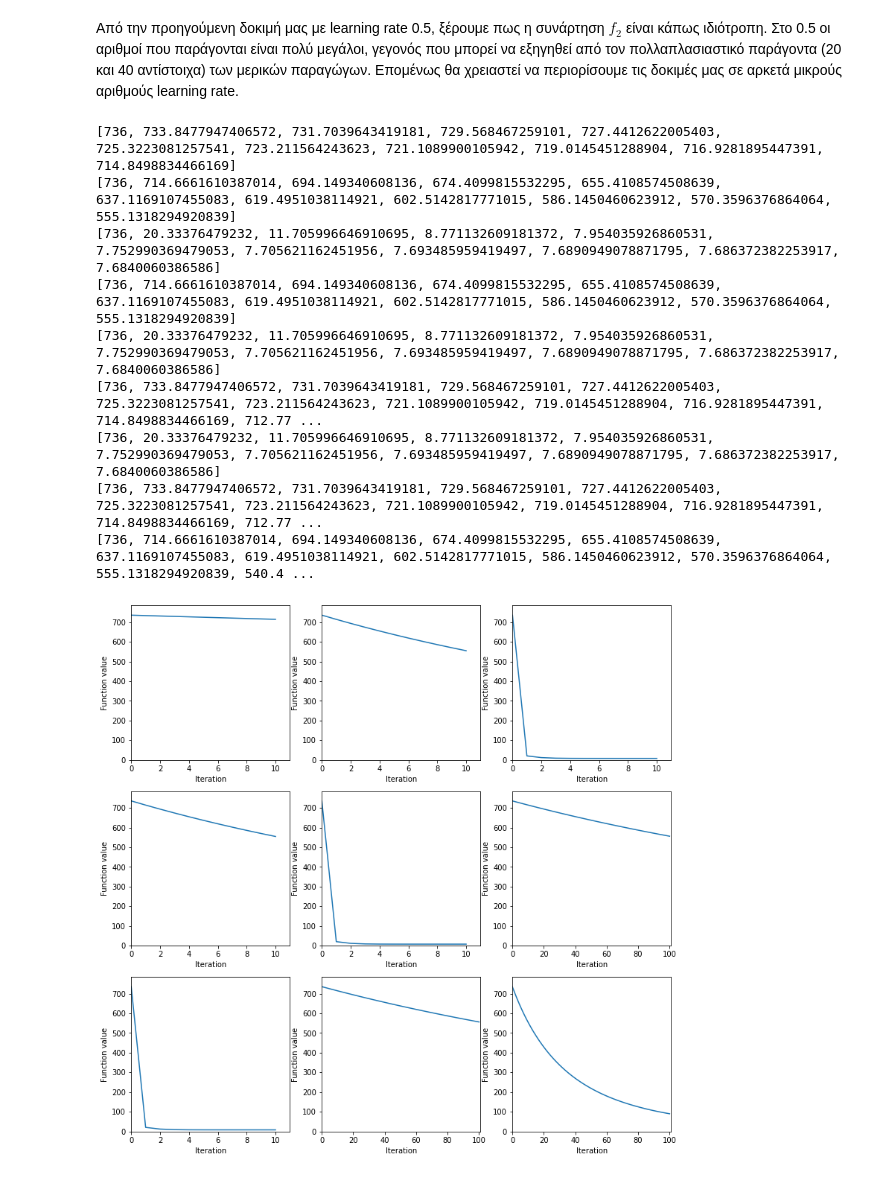
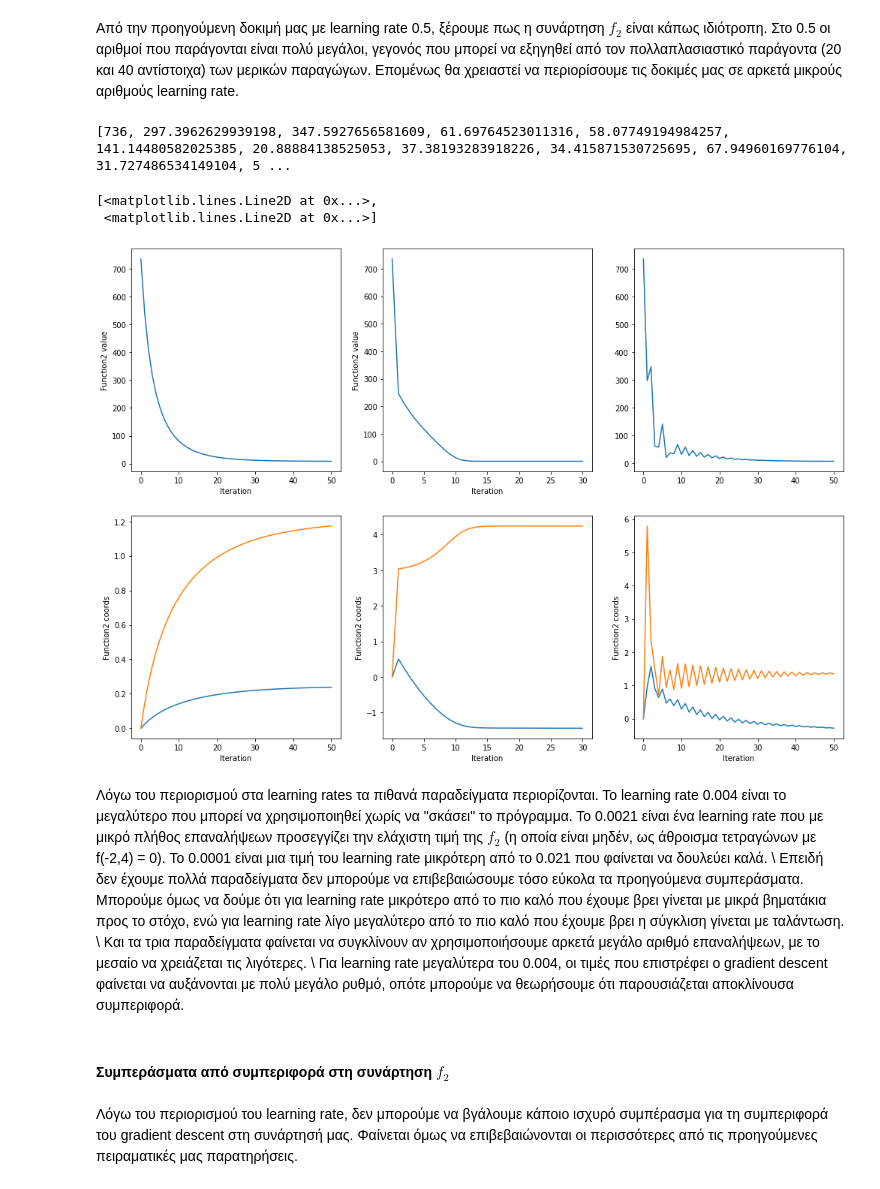
Before and after one commit to konstantinaRK/MachineLearning, a Jupyter notebook: Exercise1.ipynb, the cells around one changed output. Saved outputs shown, nothing was run; the diff lists cells and outputs as text; code cells hidden in the pictures.

```diff
--- a/Exercise1.ipynb
+++ b/Exercise1.ipynb
@@ -541,64 +518,45 @@ ax[1][2].plot(data3)
 # %% [markdown]
 Από την προηγούμενη δοκιμή μας με learning rate 0.5, ξέρουμε πως η συνάρτηση $f_2$ είναι κάπως ιδιότροπη. Στο 0.5 οι αριθμοί που παράγονται είναι πολύ μεγάλοι, γεγονός που μπορεί να εξηγηθεί από τον πολλαπλασιαστικό παράγοντα (20 και 40 αντίστοιχα) των μερικών παραγώγων. Επομένως θα χρειαστεί να περιορίσουμε τις δοκιμές μας σε αρκετά μικρούς αριθμούς learning rate.
 # %%
-data1 = gradient_descend(f2_grad, 200, [0,0], 0.000001)
-data2 = gradient_descend(f2_grad, 200, [0,0], 0.00001)
-data3 = gradient_descend(f2_grad, 50, [0,0], 0.0001)
+data1 = gradient_descent(f2_grad, 50, [0,0], 0.0001)
+data2 = gradient_descent(f2_grad, 30, [0,0], 0.0021)
+data3 = gradient_descent(f2_grad, 50, [0,0], 0.004)
 
 fig, ax = plt.subplots(2, 3,figsize=(17,12))
 ax[0][0].set_ylabel("Function2 value")
 ax[0][0].set_xlabel("Iteration")
 
 ax[0][1].set_ylabel("Function2 value")
 ax[0][1].set_xlabel("Iteration")
 
 ax[1][0].set_ylabel("Function2 coords")
 ax[1][0].set_xlabel("Iteration")
 
 ax[1][1].set_ylabel("Function2 coords")
 ax[1][1].set_xlabel("Iteration")
 
 ax[1][2].set_ylabel("Function2 coords")
 ax[1][2].set_xlabel("Iteration")
 
-print([f2(x) for x in data1])
+print([f2(x) for x in data3])
 
 ax[0][0].plot([f2(x) for x in data1])
 ax[1][0].plot(data1)
 ax[0][1].plot([f2(x) for x in data2])
 ax[1][1].plot(data2)
 ax[0][2].plot([f2(x) for x in data3])
 ax[1][2].plot(data3)
+# %% [output]
+[736, 297.3962629939198, 347.5927656581609, 61.69764523011316, 58.07749194984257, 141.14480582025385, 20.88884138525053, 37.38193283918226, 34.415871530725695, 67.94960169776104, 31.727486534149104, 5 ...
+[<matplotlib.lines.Line2D at 0x...>,
+ <matplotlib.lines.Line2D at 0x...>]
+[figure, added]
-# %%
-data = []
-data.append(gradient_descend(f2_grad, 10, [0,0], 0.000001))
-data.append(gradient_descend(f2_grad, 10, [0,0], 0.00001))
-data.append(gradient_descend(f2_grad, 10, [0,0], 0.001))
-data.append(gradient_descend(f2_grad, 100, [0,0], 0.000001))
-data.append(gradient_descend(f2_grad, 100, [0,0], 0.00001))
-data.append(gradient_descend(f2_grad, 100, [0,0], 0.001))
-data.append(gradient_descend(f2_grad, 1000, [0,0], 0.000001))
-data.append(gradient_descend(f2_grad, 1000, [0,0], 0.00001))
-data.append(gradient_descend(f2_grad, 1000, [0,0], 0.001))
-
-fig, ax = plt.subplots(3, 3,figsize=(13,13))
-
-for i in range(3):
-  for j in range(3):
-    ax[i][j].set_ylabel("Function value")
-    ax[i][j].set_xlabel("Iteration")
-    ax[i][j].set(xlim=(-0.01, len(data[i+j])), ylim = (-1, f2([0,0])+50))
-    ax[i][j].plot(range(0,len(data[i+j])), [f2(x) for x in data[i+j]])
-
-    print([f2(x) for x in data[i+j]])
-# %% [output]
-[736, 733.8477947406572, 731.7039643419181, 729.568467259101, 727.4412622005403, 725.3223081257541, 723.211564243623, 721.1089900105942, 719.0145451288904, 716.9281895447391, 714.8498834466169]
-[736, 714.6661610387014, 694.149340608136, 674.4099815532295, 655.4108574508639, 637.1169107455083, 619.4951038114921, 602.5142817771015, 586.1450460623912, 570.3596376864064, 555.1318294920839]
-[736, 20.33376479232, 11.705996646910695, 8.771132609181372, 7.954035926860531, 7.752990369479053, 7.705621162451956, 7.693485959419497, 7.6890949078871795, 7.686372382253917, 7.6840060386586]
-[736, 714.6661610387014, 694.149340608136, 674.4099815532295, 655.4108574508639, 637.1169107455083, 619.4951038114921, 602.5142817771015, 586.1450460623912, 570.3596376864064, 555.1318294920839]
-[736, 20.33376479232, 11.705996646910695, 8.771132609181372, 7.954035926860531, 7.752990369479053, 7.705621162451956, 7.693485959419497, 7.6890949078871795, 7.686372382253917, 7.6840060386586]
-[736, 733.8477947406572, 731.7039643419181, 729.568467259101, 727.4412622005403, 725.3223081257541, 723.211564243623, 721.1089900105942, 719.0145451288904, 716.9281895447391, 714.8498834466169, 712.77 ...
-[736, 20.33376479232, 11.705996646910695, 8.771132609181372, 7.954035926860531, 7.752990369479053, 7.705621162451956, 7.693485959419497, 7.6890949078871795, 7.686372382253917, 7.6840060386586]
-[736, 733.8477947406572, 731.7039643419181, 729.568467259101, 727.4412622005403, 725.3223081257541, 723.211564243623, 721.1089900105942, 719.0145451288904, 716.9281895447391, 714.8498834466169, 712.77 ...
-[736, 714.6661610387014, 694.149340608136, 674.4099815532295, 655.4108574508639, 637.1169107455083, 619.4951038114921, 602.5142817771015, 586.1450460623912, 570.3596376864064, 555.1318294920839, 540.4 ...
-[figure, removed]
+# %% [markdown]
+Λόγω του περιορισμού στα learning rates τα πιθανά παραδείγματα περιορίζονται. Το learning rate 0.004 είναι το μεγαλύτερο που μπορεί να χρησιμοποιηθεί χωρίς να "σκάσει" το πρόγραμμα. Το 0.0021 είναι ένα learning rate που με μικρό πλήθος επαναλήψεων προσεγγίζει την ελάχιστη τιμή της $f_2$ (η οποία είναι μηδέν, ως άθροισμα τετραγώνων με f(-2,4) = 0). Το 0.0001 είναι μια τιμή του learning rate μικρότερη από το 0.021 που φαίνεται να δουλεύει καλά. \\
+Επειδή δεν έχουμε πολλά παραδείγματα δεν μπορούμε να επιβεβαιώσουμε τόσο εύκολα τα προηγούμενα συμπεράσματα. Μπορούμε όμως να δούμε ότι για learning rate μικρότερο από το πιο καλό που έχουμε βρει γίνεται με μικρά βηματάκια προς το στόχο, ενώ για learning rate λίγο μεγαλύτερο από το πιο καλό που έχουμε βρει η σύγκλιση γίνεται με ταλάντωση. \\
+Και τα τρια παραδείγματα φαίνεται να συγκλίνουν αν χρησιμοποιήσουμε αρκετά μεγάλο αριθμό επαναλήψεων, με το μεσαίο να χρειάζεται τις λιγότερες. \\
+Για learning rate μεγαλύτερα του 0.004, οι τιμές που επιστρέφει ο gradient descent φαίνεται να αυξάνονται με πολύ μεγάλο ρυθμό, οπότε μπορούμε να θεωρήσουμε ότι παρουσιάζεται αποκλίνουσα συμπεριφορά.
+# %% [markdown]
+#### Συμπεράσματα από συμπεριφορά στη συνάρτηση $f_2$
+# %% [markdown]
+Λόγω του περιορισμού του learning rate, δεν μπορούμε να βγάλουμε κάποιο ισχυρό συμπέρασμα για τη συμπεριφορά του gradient descent στη συνάρτησή μας. Φαίνεται όμως να επιβεβαιώνονται οι περισσότερες από τις προηγούμενες πειραματικές μας παρατηρήσεις.
```
Also changed, not shown: parts of 16 cells of this notebook.
